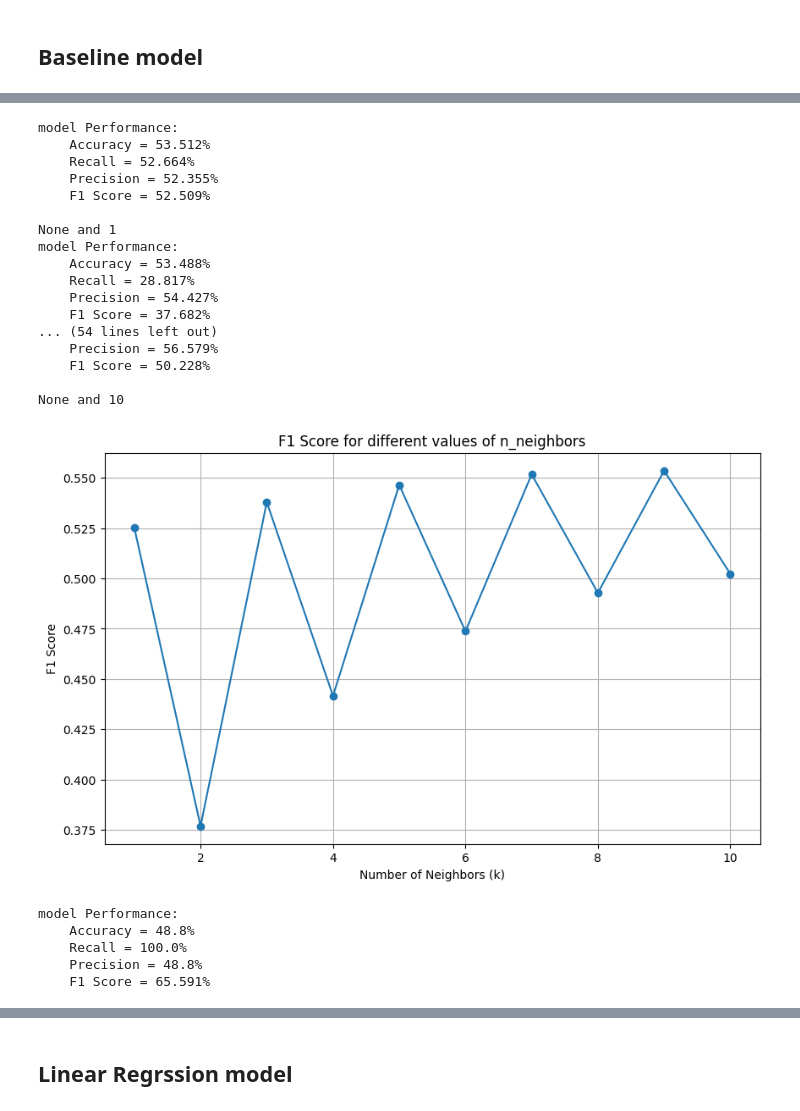
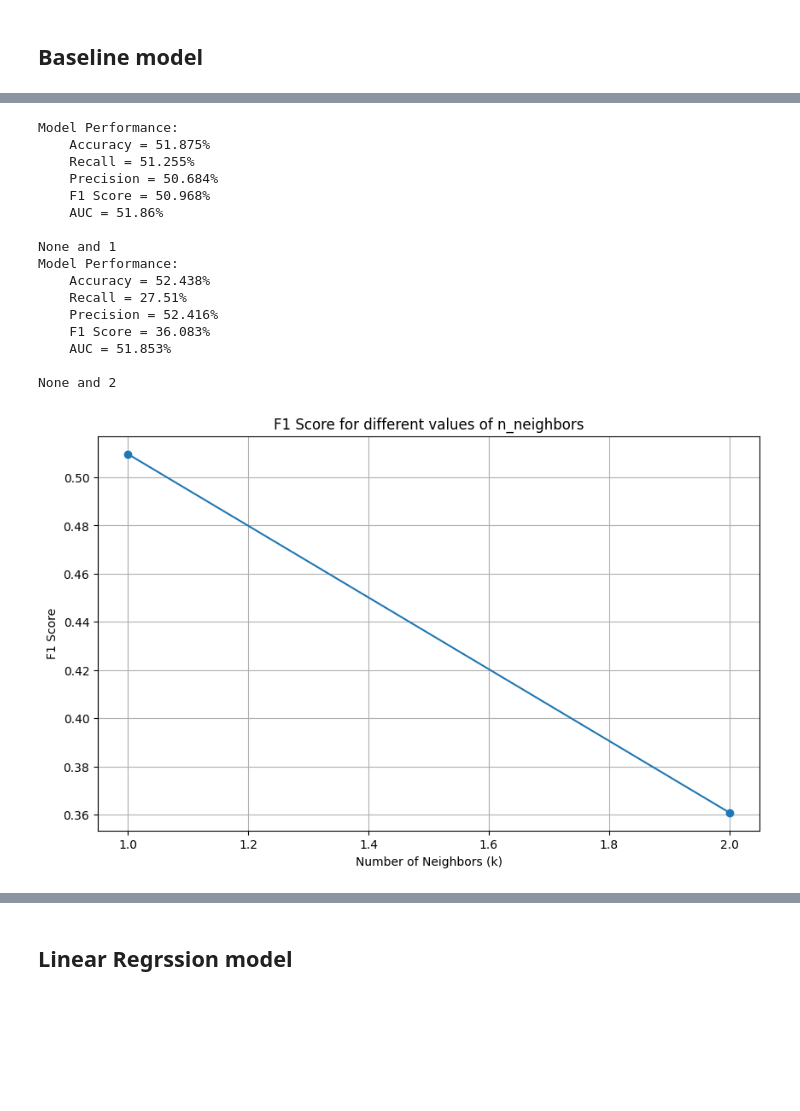
Before and after one commit to GrzegKrajewski/Masters_churn, a Jupyter notebook: code_masters_gk.ipynb, the cells around one changed output, grey strips where cells are left out. Cells and saved outputs as stored; diff of their text form; code cells hidden in the pictures; blank space fills up the shorter version.

```diff
--- a/code_masters_gk.ipynb
+++ b/code_masters_gk.ipynb
@@ -774,12 +783,12 @@ plot_elbow_method_results(df_elbow)
 # %%
 col_inputs = {
-    'revenue': 3,
-    'mou': 3,
+    'revenue': 5,
+    'mou': 6,
     'recchrge': 3,
     'directas': 3,
     'overage': 3,
-    'roam': 3,
-    'changem':3,
-    'changer': 3,
-    'age1': 3,
-    'age2': 3}
+    'roam': 4,
+    'changem': 4,
+    'changer': 6,
+    'age1': 4,
+    'age2': 4}
@@ -887,3 +832,3 @@ IndexError: index 9 is out of bounds for axis 1 with size 9
 # %%
-df_temp=impute_missing_values_knn(df,col_inputs)
+df=knn_impute_by_column(df,col_inputs)
 # %%
@@ -907,4 +849,0 @@ df.shape
-# %%
-df['ret_call_ever'] = np.where((df['retcall'] > 0)&(df['retaccpt']>0), 1, 0)
-# %%
-df['old_phone'] = np.where((df['unansvce'] > 100), 1, 0)
@@ -1016,44 +1018,47 @@ def evaluate_model(y_pred, y_test,ret_df=False,name='model_name'):
         }
         return pd.DataFrame(metrics)
 # %%
-n_neighbors_range = range(1, 11)
+scaler = StandardScaler()
+X_train_scaled = scaler.fit_transform(X_train)
+X_test_scaled = scaler.transform(X_test)
+
+# Range of n_neighbors to test
+n_neighbors_range = range(1, 3)
 
 # List to store the F1 scores for different n_neighbors
 f1_scores = []
 
 for k in n_neighbors_range:
     knn = KNeighborsClassifier(n_neighbors=k)
-    knn.fit(X_train, y_train)
-    y_pred = knn.predict(X_test)
-    f1 = f1_score(y_test, y_pred)  # Adjust 'average' as needed
+    knn.fit(X_train_scaled, y_train)
+    y_pred = knn.predict(X_test_scaled)
+    f1 = f1_score(y_test, y_pred)  # Adjust 'average' as needed, e.g., average='weighted' for multiclass
     f1_scores.append(f1)
-    print(f"{evaluate_model(y_pred,y_test)} and {k}")
-
+    print(f"{simple_eval(y_pred, y_test)} and {k}")
 
 # Plotting the F1 scores
 plt.figure(figsize=(10, 6))
 plt.plot(n_neighbors_range, f1_scores, marker='o')
 plt.title('F1 Score for different values of n_neighbors')
 plt.xlabel('Number of Neighbors (k)')
 plt.ylabel('F1 Score')
 plt.grid(True)
 plt.show()
 # %% [output]
-model Performance:
-    Accuracy = 53.512%
-    Recall = 52.664%
-    Precision = 52.355%
-    F1 Score = 52.509%
+Model Performance:
+    Accuracy = 51.875%
+    Recall = 51.255%
+    Precision = 50.684%
+    F1 Score = 50.968%
+    AUC = 51.86%
 
 None and 1
-model Performance:
-    Accuracy = 53.488%
-    Recall = 28.817%
-    Precision = 54.427%
-    F1 Score = 37.682%
-... (54 lines left out)
-    Precision = 56.579%
-    F1 Score = 50.228%
+Model Performance:
+    Accuracy = 52.438%
+    Recall = 27.51%
+    Precision = 52.416%
+    F1 Score = 36.083%
+    AUC = 51.853%
 
-None and 10
+None and 2
-[figure, old version]
+[figure, new version]
@@ -1062,10 +1065,2 @@ y_pred_t = np.ones_like(y_test)
-# %%
-evaluate_model(y_pred_t,y_test)
-# %% [output]
-model Performance:
-    Accuracy = 48.8%
-    Recall = 100.0%
-    Precision = 48.8%
-    F1 Score = 65.591%
 # %%
 knn = KNeighborsClassifier(n_neighbors=1)
```
Also changed, not shown: parts of 71 cells of this notebook.
